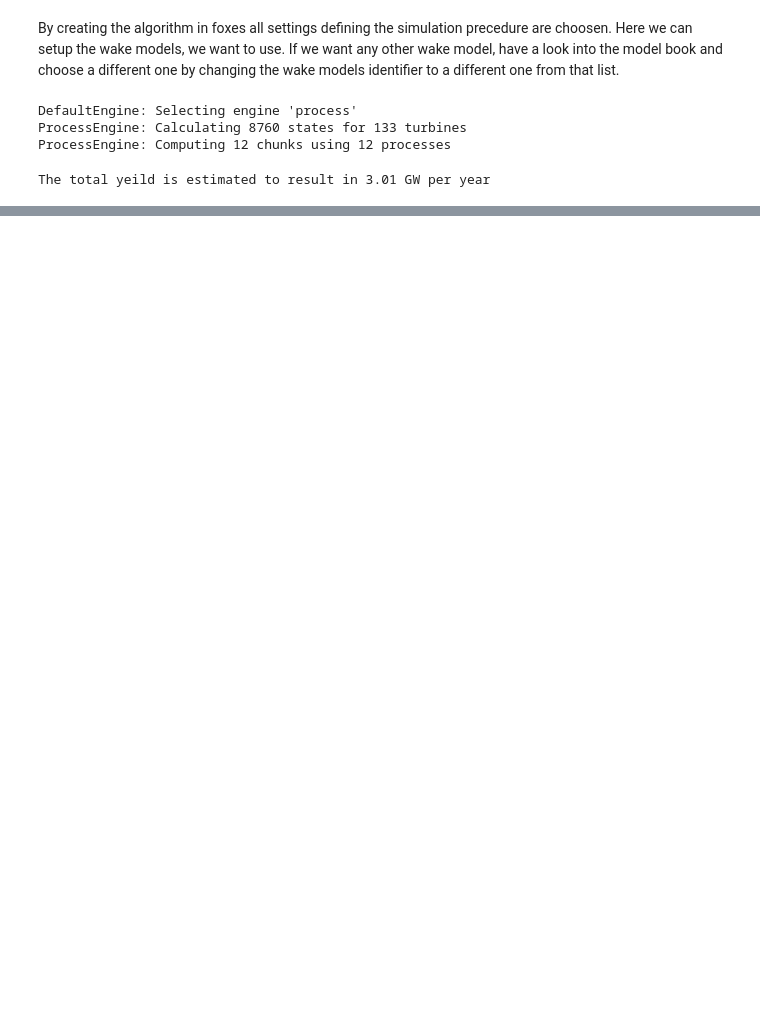
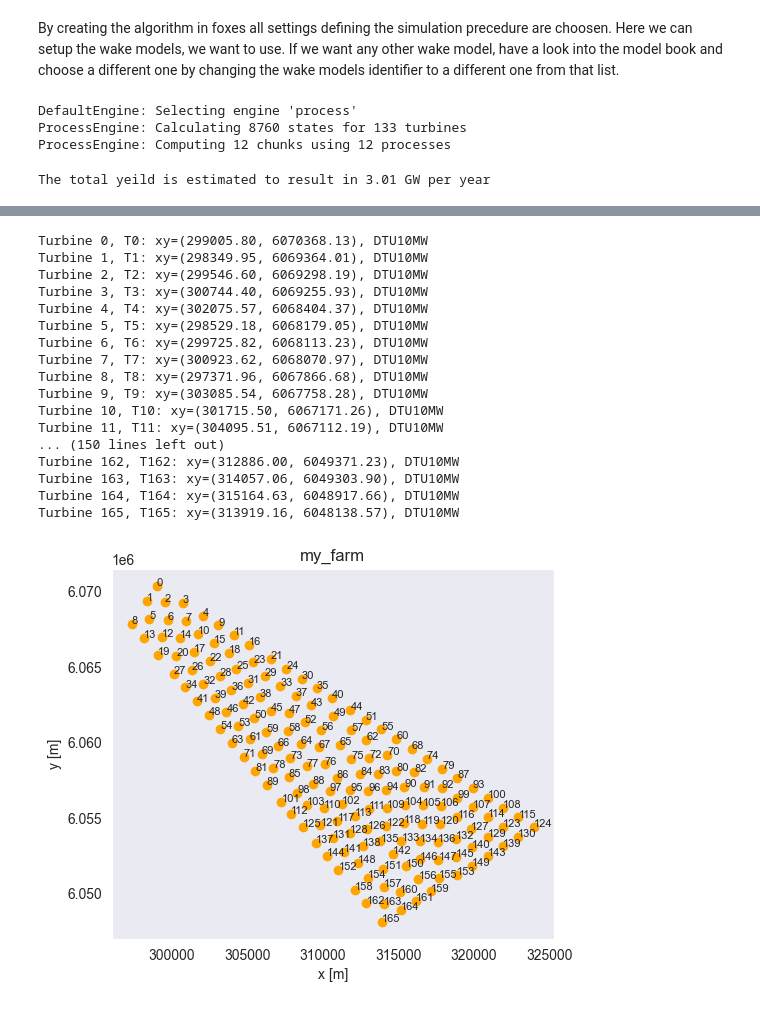
Before and after one commit to Nuwa13/Project_Python_Programming_in_Energy_Science, a Jupyter notebook: Task_5.ipynb, the cells around one changed output, grey strips where cells are left out. Cells and saved outputs as stored; diff of their text form; code cells hidden in the pictures; blank space fills up the shorter version.

Commit message:
include both areas of interest

```diff
--- a/Task_5.ipynb
+++ b/Task_5.ipynb
@@ -195,3 +197,12 @@ P_total = np.sum(P_per_turbine*10**-6)
 print(f'The total yeild is estimated to result in {P_total/1000:.2f} GW per year')
 # %% [output]
 The total yeild is estimated to result in 3.01 GW per year
+# %%
+
+data1 = pd.read_csv('turbine-info/coordinates/area_of_interest/layout-N-10.1.geom.csv',
+                              index_col='Unnamed: 0')
+data2 = pd.read_csv('turbine-info/coordinates/area_of_interest/layout-N-10.2.geom.csv',
+                              index_col='Unnamed: 0')
+data_both = pd.concat([data1, data2], axis=0)
+layout_data = data_both.sort_values(by='y', ascending=False).reset_index(inplace=False)
+foxes.input.farm_layout.add_from_csv(test_farm, layout_data, turbine_models=my_turbine_key)
@@ -197,0 +227,22 @@ The total yeild is estimated to result in 3.01 GW per year
+# %%
+test_farm = cft.setup_algo(wind_data)
+ax = foxes.output.FarmLayoutOutput(test_farm.farm).get_figure()
+# %% [output]
+Turbine 0, T0: xy=(299005.80, 6070368.13), DTU10MW
+Turbine 1, T1: xy=(298349.95, 6069364.01), DTU10MW
+Turbine 2, T2: xy=(299546.60, 6069298.19), DTU10MW
+Turbine 3, T3: xy=(300744.40, 6069255.93), DTU10MW
+Turbine 4, T4: xy=(302075.57, 6068404.37), DTU10MW
+Turbine 5, T5: xy=(298529.18, 6068179.05), DTU10MW
+Turbine 6, T6: xy=(299725.82, 6068113.23), DTU10MW
+Turbine 7, T7: xy=(300923.62, 6068070.97), DTU10MW
+Turbine 8, T8: xy=(297371.96, 6067866.68), DTU10MW
+Turbine 9, T9: xy=(303085.54, 6067758.28), DTU10MW
+Turbine 10, T10: xy=(301715.50, 6067171.26), DTU10MW
+Turbine 11, T11: xy=(304095.51, 6067112.19), DTU10MW
+... (150 lines left out)
+Turbine 162, T162: xy=(312886.00, 6049371.23), DTU10MW
+Turbine 163, T163: xy=(314057.06, 6049303.90), DTU10MW
+Turbine 164, T164: xy=(315164.63, 6048917.66), DTU10MW
+Turbine 165, T165: xy=(313919.16, 6048138.57), DTU10MW
+[figure, added]
```
Also changed, not shown: parts of 6 cells of this notebook, 1 other file.
